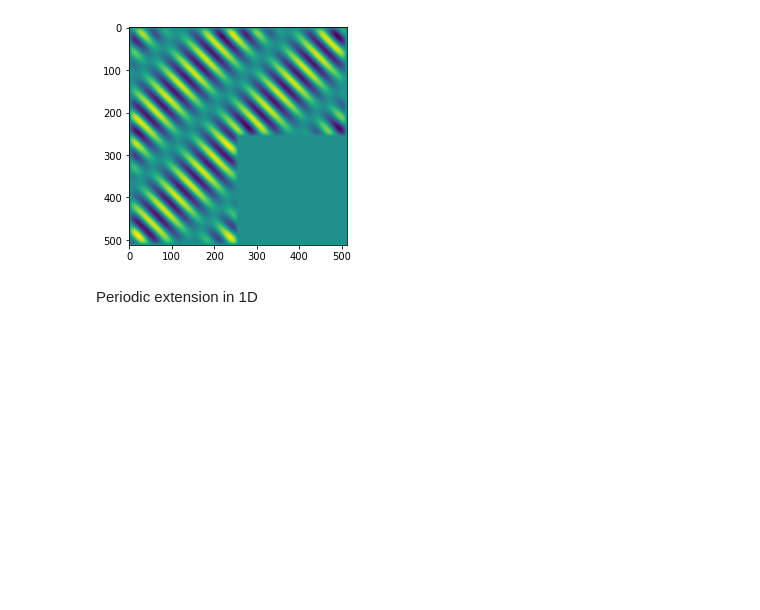
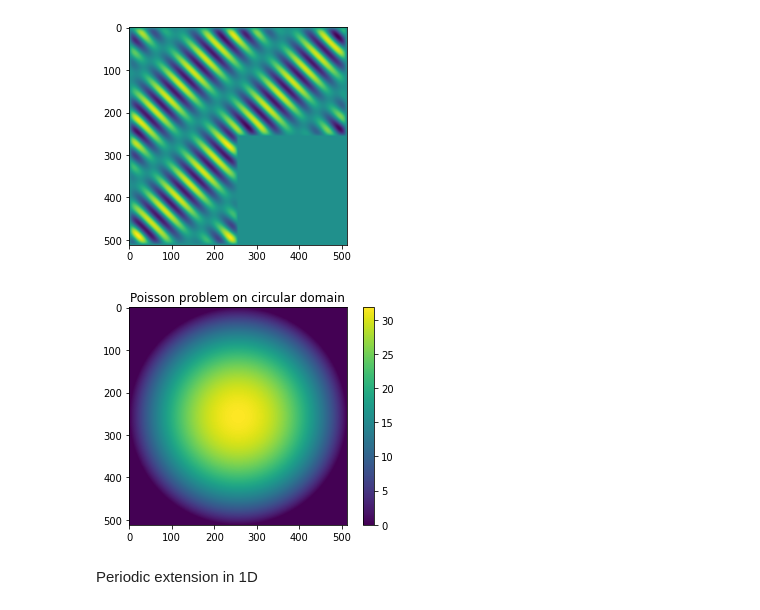
Before and after one commit to Kharazitd/BlockEncodingDemos, a Jupyter notebook: Examples.ipynb, the cells around one changed output. Cells and saved outputs as stored; diff of their text form; code cells hidden in the pictures; blank space fills up the shorter version.

Commit message:
added boundary conditions example for rasterized circle
Signed-off-by: Tyler Kharazi <tylerdkharazi@gmail.com>

```diff
--- a/Examples.ipynb
+++ b/Examples.ipynb
@@ -154,6 +154,39 @@ plt.imshow(u.reshape((N,N)))
 plt.show()
 # %% [output]
 [figure]
+# %%
+#RASTERIZED CIRCLE SHAPE
+from circle import *
+N = 512
+width = N//2
+grid = np.ones((N,N))
+
+interior_g, bndry_g, exterior_g = points_inside_circle(N, N//2-1, N//2,N//2)
+#convert grid to 1d indices
+interior = [x[0]+N*x[1] for x in interior_g]
+bndry = [x[0]+N*x[1] for x in bndry_g]
+exterior = [x[0]+N*x[1] for x in exterior_g]
+
+#Form periodic Laplacian and projection on to domain interior
+lap2d = Derivatives(2, N, p, dim = 2).fdMat()
+proj_int = projOp(N**2, interior)
+#Project Laplacian so that rows on the boundary or outside are set to zero
+lap_int = proj_int@lap2d
+#Add projection onto boundary
+lap_int_bndry = lap_int + projOp(N**2,bndry)
+#The matrix will generically be singular since there will be a bunch of rows of all zeros
+#If we are promised that the rhs is zero on the exterior of the domain, we may choose to
+#instead pad the matrix with 1's on the diagonal of rows corresponding to exterior points. We do this here
+lap_total = lap_int_bndry +projOp(N**2, exterior)
+
+rhs = np.zeros(N**2)
+rhs[interior] = 1/N*np.array([-1 for x in interior])
+u = spsolve(lap_total, rhs)
+img = plt.imshow(u.reshape((N,N)))
+plt.colorbar(img)
+plt.show()
+# %% [output]
+[figure, added]
 # %% [markdown]
 Periodic extension in 1D
 # %%
```
Also changed, not shown: parts of 1 cell of this notebook, 1 other file.
